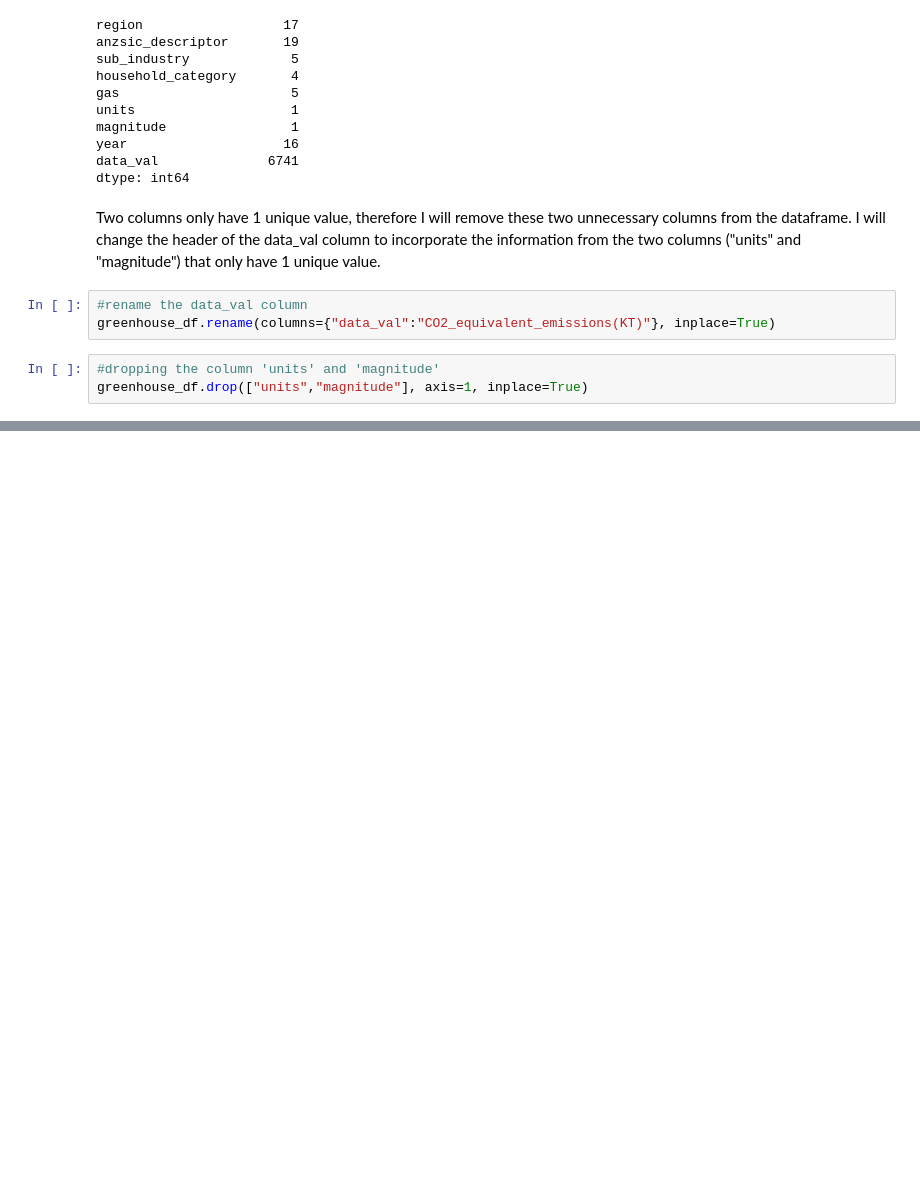
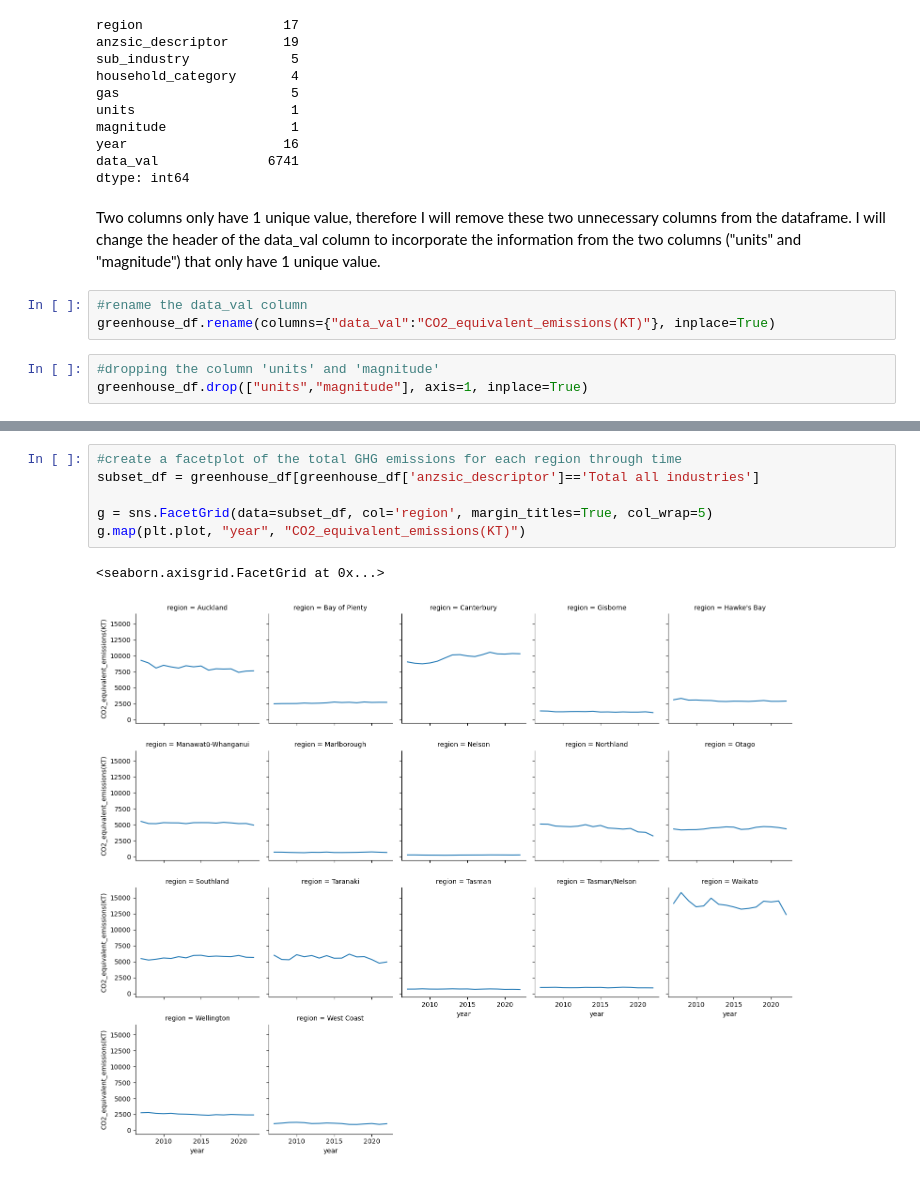
Before and after one commit to MiyukiMaxwell/Greenhouse-Gas, a Jupyter notebook: greenhouse.ipynb, the cells around one changed output, grey strips where cells are left out. Cells and saved outputs as stored; diff of their text form; blank space fills up the shorter version.

```diff
--- a/greenhouse.ipynb
+++ b/greenhouse.ipynb
@@ -84,0 +105,9 @@ greenhouse_df.head()
+# %%
+#create a facetplot of the total GHG emissions for each region through time
+subset_df = greenhouse_df[greenhouse_df['anzsic_descriptor']=='Total all industries']
+
+g = sns.FacetGrid(data=subset_df, col='region', margin_titles=True, col_wrap=5)
+g.map(plt.plot, "year", "CO2_equivalent_emissions(KT)")
+# %% [output]
+<seaborn.axisgrid.FacetGrid at 0x...>
+[figure, added]
```
Also changed, not shown: parts of 2 cells of this notebook.
